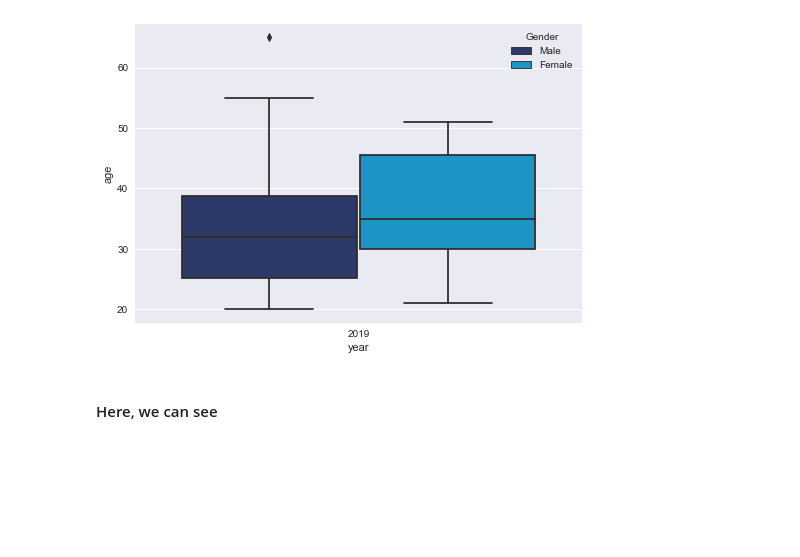
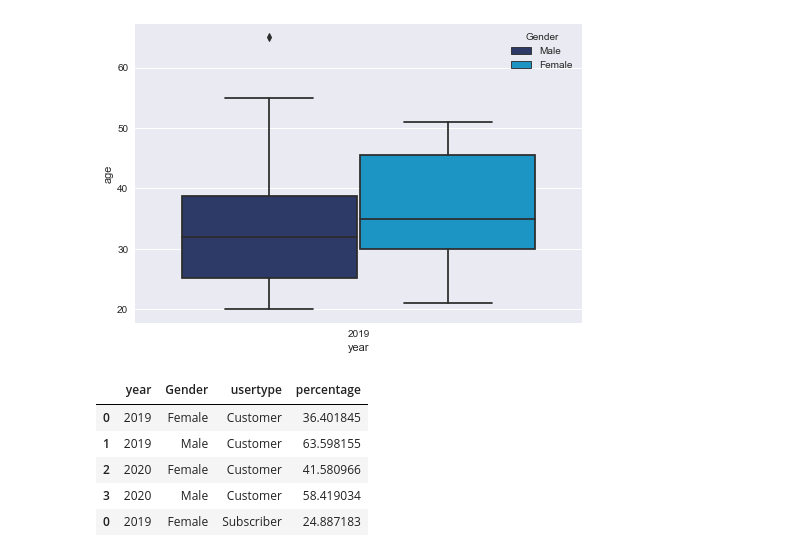
Before and after one commit to JingyiChen1996/DS4A-Team17, a Jupyter notebook: lauren/subscriber_and_customer_analysis.ipynb, the cells around one changed output. Saved outputs shown, nothing was run; the diff lists cells and outputs as text; code cells hidden in the pictures; blank space fills up the shorter version.

```diff
--- a/lauren/subscriber_and_customer_analysis.ipynb
+++ b/lauren/subscriber_and_customer_analysis.ipynb
@@ -136,2 +157,0 @@ fig.savefig("images/fig2.png")
-# %% [markdown]
-#### Here, we can see
@@ -137,0 +170,26 @@ fig.savefig("images/fig2.png")
+# %%
+smaller_c = smaller[smaller['usertype'] == 'Customer']
+smaller_s = smaller[smaller['usertype'] == 'Subscriber']
+
+grouped_user_c = smaller_c.groupby(['year', 'Gender', 'usertype']).agg({'age': 'count'})
+perc_user_c = grouped_user_c.groupby(level=0).apply(lambda x: 100 * x / float(x.sum()))
+perc_user_c = perc_user_c.reset_index()
+perc_user_c.columns = ['year', 'Gender', 'usertype', 'percentage']
+perc_user_c
+
+grouped_user_s = smaller_s.groupby(['year', 'Gender', 'usertype']).agg({'age': 'count'})
+perc_user_s = grouped_user_s.groupby(level=0).apply(lambda x: 100 * x / float(x.sum()))
+perc_user_s = perc_user_s.reset_index()
+perc_user_s.columns = ['year', 'Gender', 'usertype', 'percentage']
+perc_user_s
+
+perc_user = pd.concat([perc_user_c, perc_user_s])
+
+perc_user.head()
+# %% [output]
+|  | year | Gender | usertype | percentage |
+| 0 | 2019 | Female | Customer | 36.401845 |
+| 1 | 2019 | Male | Customer | 63.598155 |
+| 2 | 2020 | Female | Customer | 41.580966 |
+| 3 | 2020 | Male | Customer | 58.419034 |
+| 0 | 2019 | Female | Subscriber | 24.887183 |
```
Also changed, not shown: parts of 10 cells of this notebook, 4 other files.
